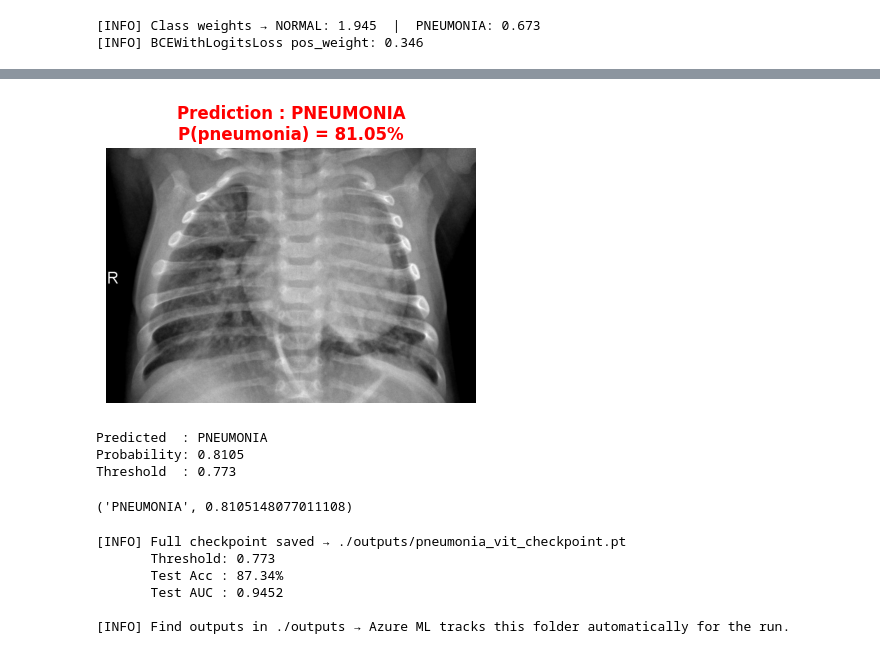
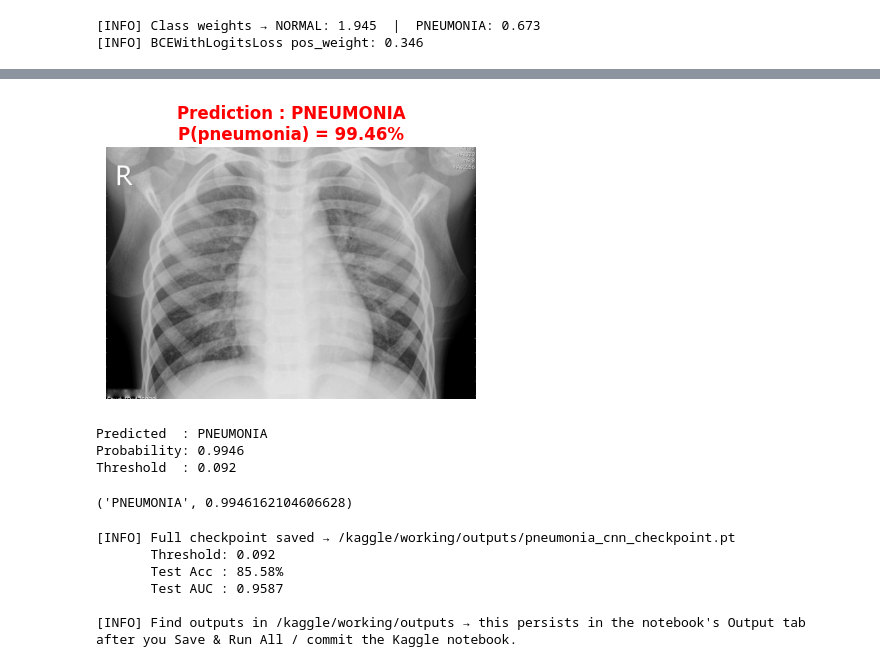
Before and after one commit to Madhav2005-Garg/PneumoScanAI, a Jupyter notebook: pneumonia-detection.ipynb, the cells around one changed output, grey strips where cells are left out. Saved outputs shown, nothing was run; the diff lists cells and outputs as text; code cells hidden in the pictures.

Commit message:
Using ConvNeXt-Tiny CNN for training

```diff
--- a/pneumonia-detection.ipynb
+++ b/pneumonia-detection.ipynb
@@ -259,16 +287,17 @@ print(f"[INFO] BCEWithLogitsLoss pos_weight: {pos_weight.item():.3f}")
 [INFO] Class weights → NORMAL: 1.945  |  PNEUMONIA: 0.673
 [INFO] BCEWithLogitsLoss pos_weight: 0.346
 # %%
-print(f"[INFO] Loading ViT model from '{MODEL_NAME}'…")
-model = ViTForImageClassification.from_pretrained(
-    MODEL_NAME,
-    num_labels=1,
-    ignore_mismatched_sizes=True,
-)
+print(f"[INFO] Loading ConvNeXt-Tiny (CNN) backbone, ImageNet-1k pretrained…")
+model = convnext_tiny(weights=ConvNeXt_Tiny_Weights.IMAGENET1K_V1)
 
-# Replace with a 3-layer head (hidden_size=768 for ViT-Base)
-model.classifier = nn.Sequential(
-    nn.Linear(model.config.hidden_size, 256),
+# ConvNeXt's classification head is: Sequential(LayerNorm2d, Flatten, Linear(768, 1000)).
+# We keep the LayerNorm2d + Flatten (they match the backbone's output feature map)
+# and swap only the final Linear for a 3-layer MLP head, mirroring the ViT head
+# design (same hidden sizes/dropout) so the two runs stay comparable.
+in_features = model.classifier[2].in_features   # 768 for convnext_tiny
+
+model.classifier[2] = nn.Sequential(
+    nn.Linear(in_features, 256),
     nn.GELU(),
     nn.Dropout(0.4),
     nn.Linear(256, 64),
@@ -289,12 +318,12 @@ print(f"[INFO] Trainable params: {trainable_params:,}")
 # %%
 criterion = nn.BCEWithLogitsLoss(pos_weight=pos_weight)
 
-# ── Freeze / Unfreeze helpers ─────────────────────────────────────────────────
-def freeze_vit_encoder(model):
+# ── Freeze / Unfreeze helpers ────────────────────────────────────────
+def freeze_cnn_backbone(model):
     for name, param in model.named_parameters():
         param.requires_grad = 'classifier' in name
     n = sum(p.numel() for p in model.parameters() if p.requires_grad)
-    print(f"[PHASE 1] Encoder frozen. Trainable params: {n:,} (head only)")
+    print(f"[PHASE 1] Backbone frozen. Trainable params: {n:,} (head only)")
 
 def unfreeze_all(model):
     for param in model.parameters():
@@ -302,7 +331,7 @@ def unfreeze_all(model):
     n = sum(p.numel() for p in model.parameters() if p.requires_grad)
     print(f"[PHASE 2] All layers unfrozen. Trainable params: {n:,}")
 
-# ── Single epoch runner ───────────────────────────────────────────────────────
+# ── Single epoch runner ──────────────────────────────────────────────
 def run_epoch(model, loader, criterion, optimizer=None,
               train=True, threshold=0.5, scheduler=None):
     model.train() if train else model.eval()
@@ -315,7 +344,7 @@ def run_epoch(model, loader, criterion, optimizer=None,
             imgs   = imgs.to(DEVICE, non_blocking=True)
             labels = labels.to(DEVICE, non_blocking=True)
 
-            logits = model(pixel_values=imgs).logits.squeeze(1)
+            logits = model(imgs).squeeze(1)
             loss   = criterion(logits, labels)
 
             if train and optimizer:
@@ -346,7 +375,7 @@ def run_epoch(model, loader, criterion, optimizer=None,
 # %%
 EPOCHS_PHASE1 = 5
 PATIENCE      = 6
-MODEL_SAVE_PATH = os.path.join(OUTPUT_DIR, "best_pneumonia_vit.pt")
+MODEL_SAVE_PATH = os.path.join(OUTPUT_DIR, "best_pneumonia_cnn.pt")
 history = {
     'train_loss': [], 'val_loss': [],
     'train_acc':  [], 'val_acc':  [],
@@ -358,7 +387,7 @@ best_epoch   = 0
 print("=" * 60)
 print("PHASE 1 — Head warm-up (encoder frozen)")
 print("=" * 60)
-freeze_vit_encoder(model)
+freeze_cnn_backbone(model)
 
 optimizer_p1 = AdamW(
     filter(lambda p: p.requires_grad, model.parameters()),
@@ -622,40 +659,40 @@ def predict_single_image(image_path: str, threshold: float = None):
     if threshold is None:
         threshold = chosen_threshold
 
     img    = Image.open(image_path).convert("RGB")
     tensor = eval_transform(img).unsqueeze(0).to(DEVICE)
 
     model.eval()
     with torch.no_grad():
-        logit = model(pixel_values=tensor).logits.squeeze()
+        logit = model(tensor).squeeze()
         prob  = torch.sigmoid(logit).item()
 
     label = 'PNEUMONIA' if prob >= threshold else 'NORMAL'
     color = 'red' if label == 'PNEUMONIA' else 'green'
 
     plt.figure(figsize=(4, 4))
     plt.imshow(np.array(img), cmap='gray')
     plt.axis('off')
     plt.title(f"Prediction : {label}\nP(pneumonia) = {prob:.2%}",
               fontsize=12, color=color, fontweight='bold')
     plt.tight_layout()
     plt.show()
 
     print(f"Predicted  : {label}")
     print(f"Probability: {prob:.4f}")
     print(f"Threshold  : {threshold:.3f}")
     return label, prob
 
-# ── Example: pick a random test image ────────────────────────────────────────
+# ── Example: pick a random test image ────────────────────────────────
 sample_img = os.path.join(TEST_DIR, 'PNEUMONIA',
              os.listdir(os.path.join(TEST_DIR, 'PNEUMONIA'))[0])
 predict_single_image(sample_img)
 # %% [output]
-[figure, old version]
+[figure, new version]
 Predicted  : PNEUMONIA
-Probability: 0.8105
-Threshold  : 0.773
+Probability: 0.9946
+Threshold  : 0.092
-('PNEUMONIA', 0.8105148077011108)
+('PNEUMONIA', 0.9946162104606628)
 # %%
 checkpoint = {
     'model_state_dict': model.state_dict(),
@@ -673,11 +710,11 @@ print(f"\n[INFO] Full checkpoint saved → {CHECKPOINT_PATH}")
 print(f"       Threshold: {chosen_threshold:.3f}")
 print(f"       Test Acc : {test_acc*100:.2f}%")
 print(f"       Test AUC : {test_auc:.4f}")
-print(f"\n[INFO] Find outputs in {OUTPUT_DIR} → Azure ML tracks this folder automatically for the run.")
+print(f"\n[INFO] Find outputs in {OUTPUT_DIR} → this persists in the notebook's Output tab after you Save & Run All / commit the Kaggle notebook.")
 # %% [output]
-[INFO] Full checkpoint saved → ./outputs/pneumonia_vit_checkpoint.pt
-       Threshold: 0.773
-       Test Acc : 87.34%
-       Test AUC : 0.9452
+[INFO] Full checkpoint saved → /kaggle/working/outputs/pneumonia_cnn_checkpoint.pt
+       Threshold: 0.092
+       Test Acc : 85.58%
+       Test AUC : 0.9587
 
-[INFO] Find outputs in ./outputs → Azure ML tracks this folder automatically for the run.
+[INFO] Find outputs in /kaggle/working/outputs → this persists in the notebook's Output tab after you Save & Run All / commit the Kaggle notebook.
```
Also changed, not shown: parts of 20 cells of this notebook, 4 other files.
